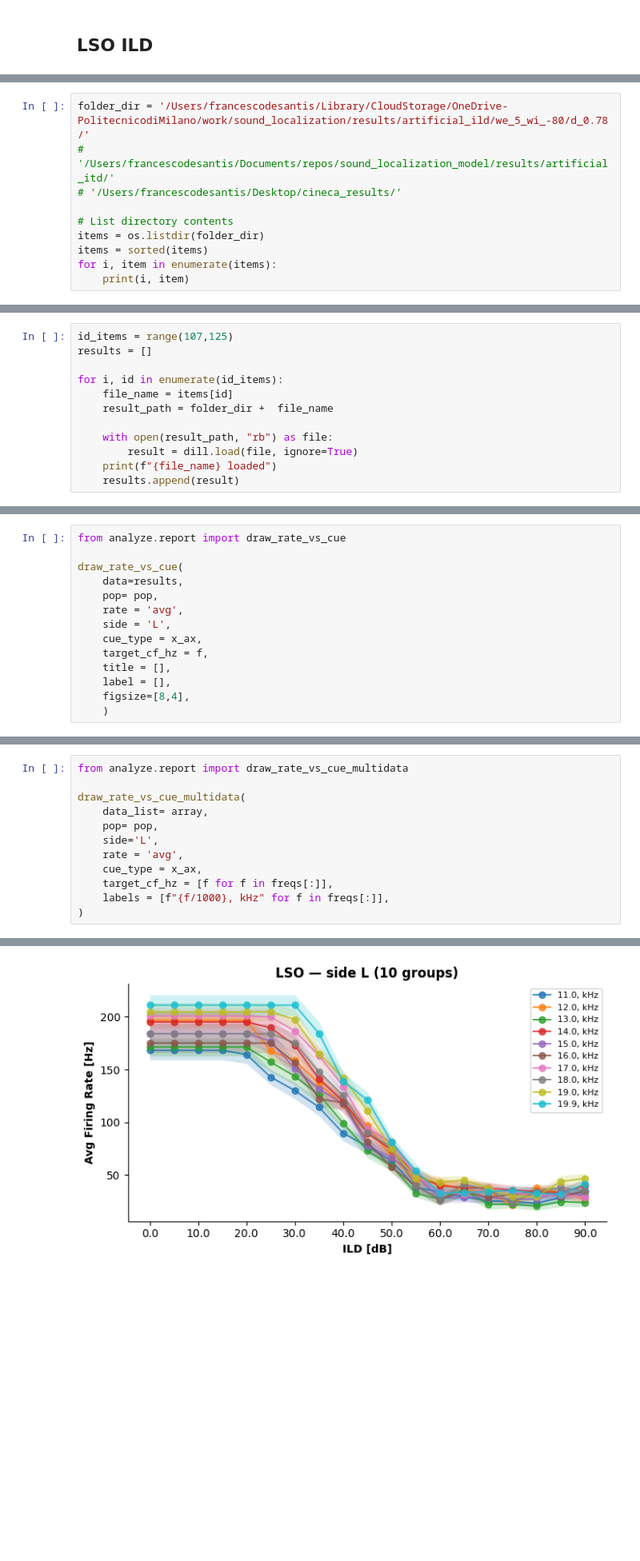
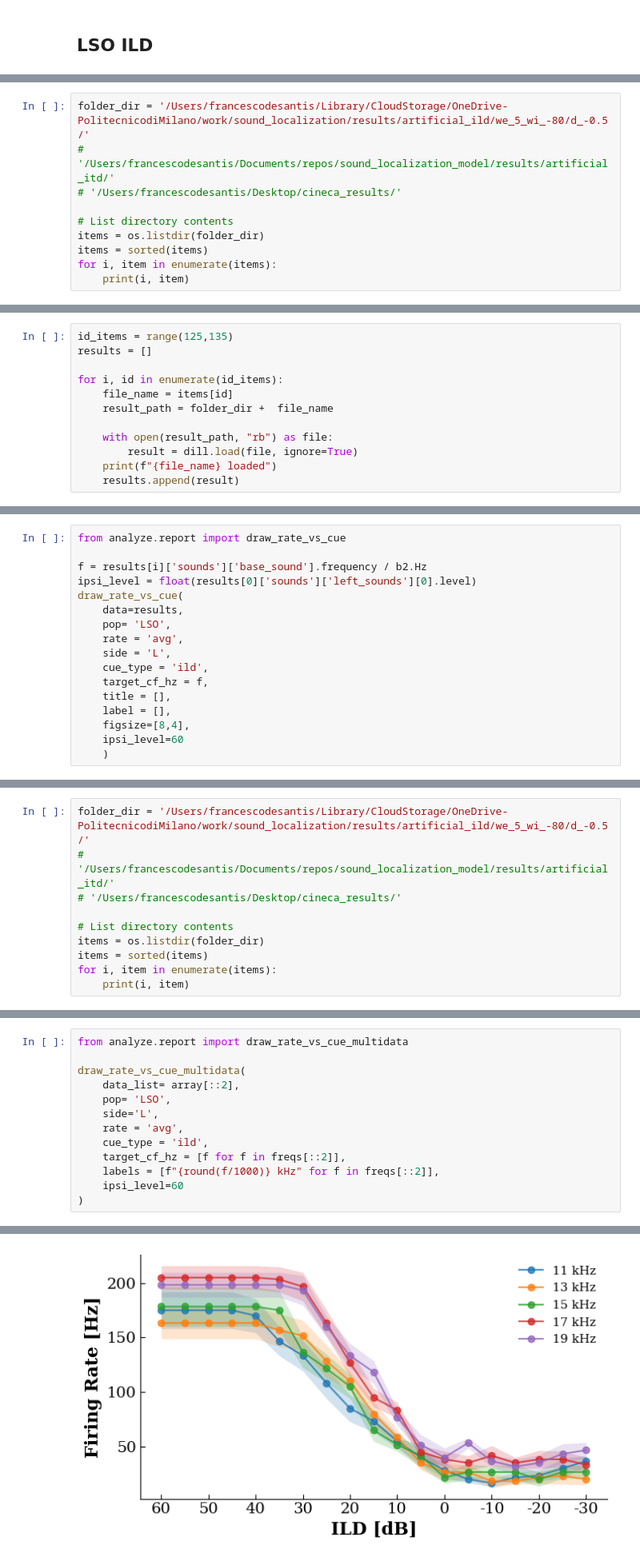
Before and after one commit to francescodesantis/sound_localization_model, a Jupyter notebook: plot/paper_plots.ipynb, the cells around one changed output, grey strips where cells are left out. Shown at 80% size. Saved outputs shown, nothing was run; the diff lists cells and outputs as text; blank space fills up the shorter version.

```diff
--- a/plot/paper_plots.ipynb
+++ b/plot/paper_plots.ipynb
@@ -37,5 +42,5 @@ Python.  https://github.com/mrkrd/cochlea/
 # %%
-folder_dir = '/Users/francescodesantis/Library/CloudStorage/OneDrive-PolitecnicodiMilano/work/sound_localization/results/artificial_ild/we_5_wi_-80/d_0.78/'
+folder_dir = '/Users/francescodesantis/Library/CloudStorage/OneDrive-PolitecnicodiMilano/work/sound_localization/results/artificial_ild/we_5_wi_-80/d_-0.5/'
 # '/Users/francescodesantis/Documents/repos/sound_localization_model/results/artificial_itd/'
 # '/Users/francescodesantis/Desktop/cineca_results/'
 
@@ -63,7 +68,7 @@ for i, item in enumerate(items):
 204 tone_19.kHz_59dB&d_0.78_seed_8.pic
 205 tone_19.kHz_59dB&d_0.78_seed_9.pic
 # %%
-id_items = range(107,125)
+id_items = range(125,135)
 results = []
 
 for i, id in enumerate(id_items):
@@ -101,15 +93,18 @@ cue_values = np.asarray(list(result['cue_to_rate'].keys()))
 # %%
 from analyze.report import draw_rate_vs_cue
 
+f = results[i]['sounds']['base_sound'].frequency / b2.Hz
+ipsi_level = float(results[0]['sounds']['left_sounds'][0].level)
 draw_rate_vs_cue(
     data=results,
-    pop= pop,
+    pop= 'LSO',
     rate = 'avg',
     side = 'L',
-    cue_type = x_ax,
+    cue_type = 'ild',
     target_cf_hz = f,
     title = [],
     label = [],
     figsize=[8,4],
+    ipsi_level=60
     )
 # %% [output]
@@ -141,0 +142,10 @@ fig, axes = draw_single_neuron_raster_by_cue_xpaper(
+# %%
+folder_dir = '/Users/francescodesantis/Library/CloudStorage/OneDrive-PolitecnicodiMilano/work/sound_localization/results/artificial_ild/we_5_wi_-80/d_-0.5/'
+# '/Users/francescodesantis/Documents/repos/sound_localization_model/results/artificial_itd/'
+# '/Users/francescodesantis/Desktop/cineca_results/'
+
+# List directory contents
+items = os.listdir(folder_dir)
+items = sorted(items)
+for i, item in enumerate(items):
+    print(i, item)
@@ -202,12 +240,13 @@ len(array)
 from analyze.report import draw_rate_vs_cue_multidata
 
 draw_rate_vs_cue_multidata(
-    data_list= array,
-    pop= pop,
+    data_list= array[::2],
+    pop= 'LSO',
     side='L',
     rate = 'avg',
-    cue_type = x_ax,
-    target_cf_hz = [f for f in freqs[:]],
-    labels = [f"{f/1000}, kHz" for f in freqs[:]],
+    cue_type = 'ild',
+    target_cf_hz = [f for f in freqs[::2]],
+    labels = [f"{round(f/1000)} kHz" for f in freqs[::2]],
+    ipsi_level=60
 )
 # %% [output]
@@ -226 +255 @@ draw_rate_vs_cue_multidata(
-[figure, old version]
+[figure, new version]
```
Also changed, not shown: parts of 66 cells of this notebook, 2 other files.
